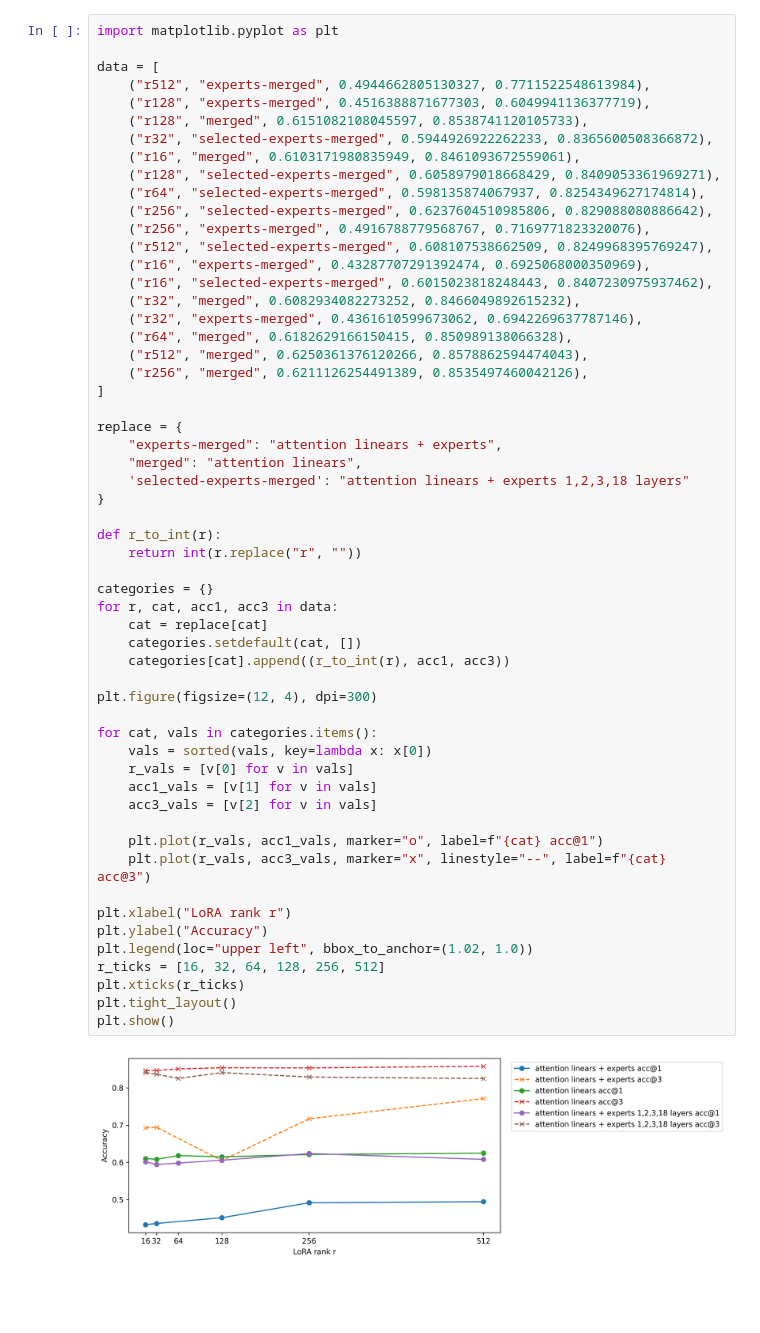
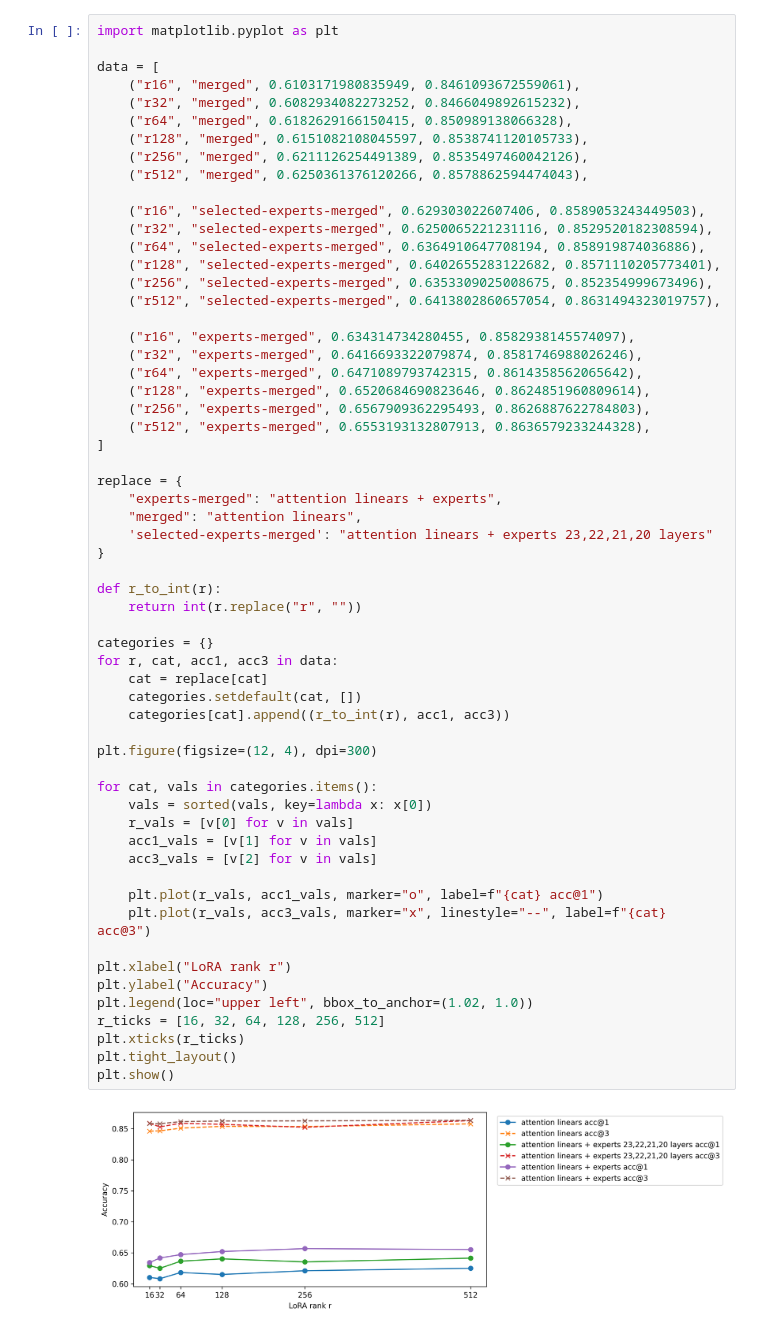
Before and after one commit to Scicom-AI-Enterprise-Organization/small-ablation, a Jupyter notebook: malaysian-reasoning/notebook/plot.ipynb, the cells around one changed output. Cells and saved outputs as stored; diff of their text form; blank space fills up the shorter version.

Commit message:
fix plot

```diff
--- a/malaysian-reasoning/notebook/plot.ipynb
+++ b/malaysian-reasoning/notebook/plot.ipynb
@@ -2,57 +2,60 @@
 import matplotlib.pyplot as plt
 
 data = [
-    ("r512", "experts-merged", 0.4944662805130327, 0.7711522548613984),
-    ("r128", "experts-merged", 0.4516388871677303, 0.6049941136377719),
+    ("r16", "merged", 0.6103171980835949, 0.8461093672559061),
+    ("r32", "merged", 0.6082934082273252, 0.8466049892615232),
+    ("r64", "merged", 0.6182629166150415, 0.850989138066328),
     ("r128", "merged", 0.6151082108045597, 0.8538741120105733),
-    ("r32", "selected-experts-merged", 0.5944926922262233, 0.8365600508366872),
-    ("r16", "merged", 0.6103171980835949, 0.8461093672559061),
-    ("r128", "selected-experts-merged", 0.6058979018668429, 0.8409053361969271),
-    ("r64", "selected-experts-merged", 0.598135874067937, 0.8254349627174814),
-    ("r256", "selected-experts-merged", 0.6237604510985806, 0.829088080886642),
-    ("r256", "experts-merged", 0.4916788779568767, 0.7169771823320076),
-    ("r512", "selected-experts-merged", 0.608107538662509, 0.8249968395769247),
-    ("r16", "experts-merged", 0.43287707291392474, 0.6925068000350969),
-    ("r16", "selected-experts-merged", 0.6015023818248443, 0.8407230975937462),
-    ("r32", "merged", 0.6082934082273252, 0.8466049892615232),
-    ("r32", "experts-merged", 0.4361610599673062, 0.6942269637787146),
-    ("r64", "merged", 0.6182629166150415, 0.850989138066328),
+    ("r256", "merged", 0.6211126254491389, 0.8535497460042126),
     ("r512", "merged", 0.6250361376120266, 0.8578862594474043),
-    ("r256", "merged", 0.6211126254491389, 0.8535497460042126),
+
+    ("r16", "selected-experts-merged", 0.629303022607406, 0.8589053243449503),
+    ("r32", "selected-experts-merged", 0.6250065221231116, 0.8529520182308594),
+    ("r64", "selected-experts-merged", 0.6364910647708194, 0.858919874036886),
+    ("r128", "selected-experts-merged", 0.6402655283122682, 0.8571110205773401),
+    ("r256", "selected-experts-merged", 0.6353309025008675, 0.852354999673496),
+    ("r512", "selected-experts-merged", 0.6413802860657054, 0.8631494323019757),
+
+    ("r16", "experts-merged", 0.634314734280455, 0.8582938145574097),
+    ("r32", "experts-merged", 0.6416693322079874, 0.8581746988026246),
+    ("r64", "experts-merged", 0.6471089793742315, 0.8614358562065642),
+    ("r128", "experts-merged", 0.6520684690823646, 0.8624851960809614),
+    ("r256", "experts-merged", 0.6567909362295493, 0.8626887622784803),
+    ("r512", "experts-merged", 0.6553193132807913, 0.8636579233244328),
 ]
 
 replace = {
     "experts-merged": "attention linears + experts",
     "merged": "attention linears",
-    'selected-experts-merged': "attention linears + experts 1,2,3,18 layers"
+    'selected-experts-merged': "attention linears + experts 23,22,21,20 layers"
 }
 
 def r_to_int(r):
     return int(r.replace("r", ""))
 
 categories = {}
 for r, cat, acc1, acc3 in data:
     cat = replace[cat]
     categories.setdefault(cat, [])
     categories[cat].append((r_to_int(r), acc1, acc3))
 
 plt.figure(figsize=(12, 4), dpi=300)
 
 for cat, vals in categories.items():
     vals = sorted(vals, key=lambda x: x[0])
     r_vals = [v[0] for v in vals]
     acc1_vals = [v[1] for v in vals]
     acc3_vals = [v[2] for v in vals]
 
     plt.plot(r_vals, acc1_vals, marker="o", label=f"{cat} acc@1")
     plt.plot(r_vals, acc3_vals, marker="x", linestyle="--", label=f"{cat} acc@3")
 
 plt.xlabel("LoRA rank r")
 plt.ylabel("Accuracy")
 plt.legend(loc="upper left", bbox_to_anchor=(1.02, 1.0))
 r_ticks = [16, 32, 64, 128, 256, 512]
 plt.xticks(r_ticks)
 plt.tight_layout()
 plt.show()
 # %% [output]
-[figure, old version]
+[figure, new version]
```
Also changed, not shown: 2 other files.
